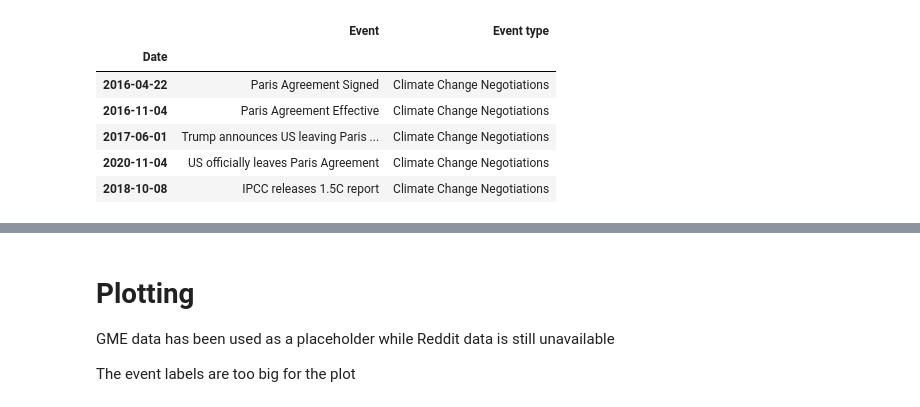
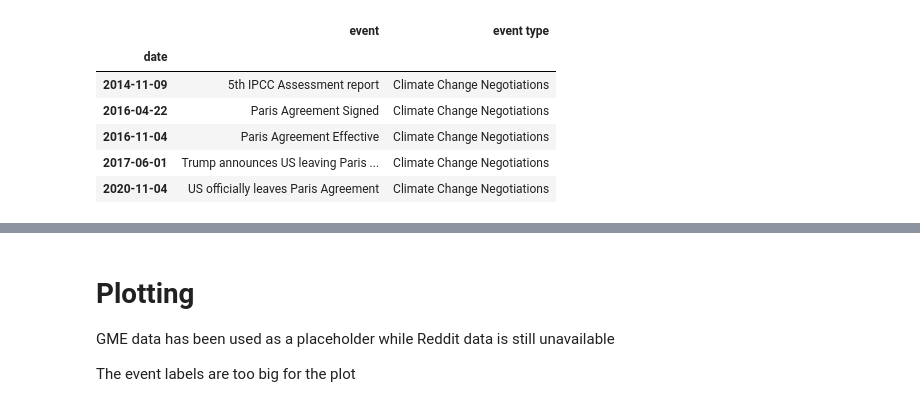
Before and after one commit to AronDJacobsen/Reddit-ClimateGraph, a Jupyter notebook: exploration/extreme_events.ipynb, the cells around one changed output, grey strips where cells are left out. Drawn from its saved outputs; the diff is of its cells as text; code cells hidden in the pictures.

```diff
--- a/exploration/extreme_events.ipynb
+++ b/exploration/extreme_events.ipynb
@@ -1,22 +1,24 @@
 # %%
 import pandas as pd
 from pathlib import Path
 import os
 import matplotlib as mpl
 import matplotlib.pyplot as plt
+import pickle
 
 # Data directory
 DATA_DIR = Path(os.getcwd()).parent / 'data'
 
 # load data
 events = pd.read_csv(DATA_DIR / 'extreme_events.csv', sep=',', header=None, parse_dates=['Date'], names=["Event", "Date", "Event type"])
-events = events.set_index('Date')
+events.rename(columns = {'Date':'date', 'Event':'event', 'Event type': 'event type'}, inplace = True)
+events = events.set_index('date')
 events.head()
 # %% [output]
-|  | Event | Event type |
-| Date |  |  |
+|  | event | event type |
+| date |  |  |
+| 2014-11-09 | 5th IPCC Assessment report | Climate Change Negotiations |
 | 2016-04-22 | Paris Agreement Signed | Climate Change Negotiations |
 | 2016-11-04 | Paris Agreement Effective | Climate Change Negotiations |
 | 2017-06-01 | Trump announces US leaving Paris ... | Climate Change Negotiations |
 | 2020-11-04 | US officially leaves Paris Agreement | Climate Change Negotiations |
-| 2018-10-08 | IPCC releases 1.5C report | Climate Change Negotiations |
```
Also changed, not shown: parts of 8 cells of this notebook, 19 other files.
